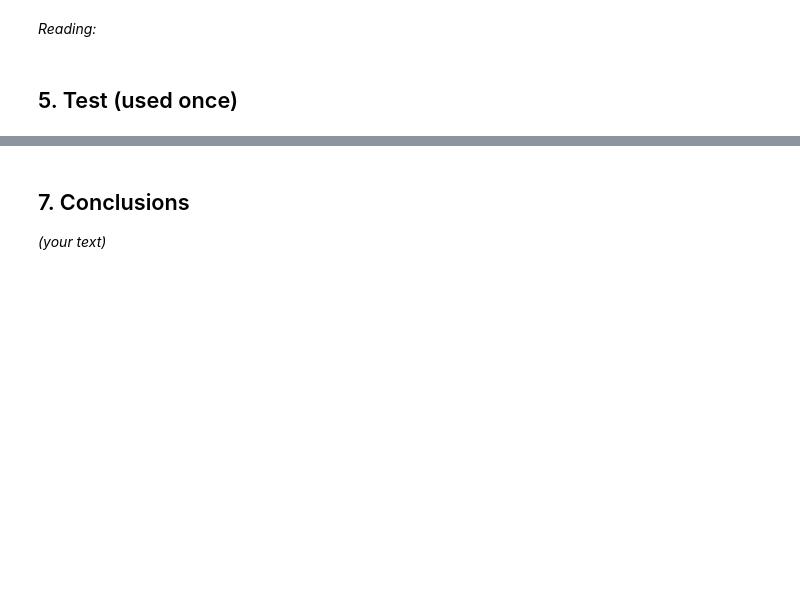
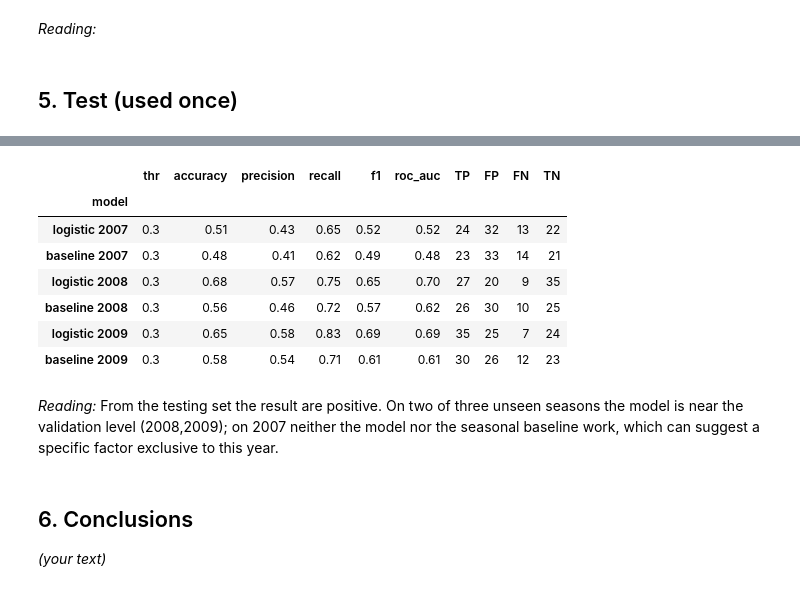
Before and after one commit to Patrick190508/whaleshark-mafia-island, a Jupyter notebook: notebooks/Model_v2_Ningaloo.ipynb, the cells around one changed output, grey strips where cells are left out. Drawn from its saved outputs; the diff is of its cells as text; code cells hidden in the pictures; blank space fills up the shorter version.

```diff
--- a/notebooks/Model_v2_Ningaloo.ipynb
+++ b/notebooks/Model_v2_Ningaloo.ipynb
@@ -426,0 +412,13 @@ Same pipeline with target v1 (at least one sighting) on a wider window (March–
+# %%
+# 5. Test on unseen seasons (2007-2009), run once with the threshold fixed on validation
+THR = 0.3
+
+p_log_te  = logit.predict_proba(Xte_s)[:, 1]
+p_base_te = baseline_prob(test)
+
+rows = [evaluate(yte, p_base_te, THR, "baseline (test)"),
+        evaluate(yte, p_log_te,  THR, "logistic (test)"),
+        evaluate(yva, p_log_va,  THR, "logistic (val, for comparison)")]
+print("test reference: always 'good' -> precision", round(yte.mean(), 2),
+      "| always 'no' -> accuracy", round(1 - yte.mean(), 2))
+metrics_table(rows)
@@ -427,3 +432,22 @@ Same pipeline with target v1 (at least one sighting) on a wider window (March–
+# %%
+# 5b. Test, season by season
+rows = []
+for yr in sorted(test["year"].unique()):
+    mask = (test["year"] == yr).values
+    rows.append(evaluate(yte[mask], p_log_te[mask], THR, f"logistic {yr}"))
+    rows.append(evaluate(yte[mask], p_base_te[mask], THR, f"baseline {yr}"))
+metrics_table(rows)
+# %% [output]
+|  | thr | accuracy | precision | recall | f1 | roc_auc | TP | FP | FN | TN |
+| model |  |  |  |  |  |  |  |  |  |  |
+| logistic 2007 | 0.3 | 0.51 | 0.43 | 0.65 | 0.52 | 0.52 | 24 | 32 | 13 | 22 |
+| baseline 2007 | 0.3 | 0.48 | 0.41 | 0.62 | 0.49 | 0.48 | 23 | 33 | 14 | 21 |
+| logistic 2008 | 0.3 | 0.68 | 0.57 | 0.75 | 0.65 | 0.70 | 27 | 20 | 9 | 35 |
+| baseline 2008 | 0.3 | 0.56 | 0.46 | 0.72 | 0.57 | 0.62 | 26 | 30 | 10 | 25 |
+| logistic 2009 | 0.3 | 0.65 | 0.58 | 0.83 | 0.69 | 0.69 | 35 | 25 | 7 | 24 |
+| baseline 2009 | 0.3 | 0.58 | 0.54 | 0.71 | 0.61 | 0.61 | 30 | 26 | 12 | 23 |
+# %% [markdown]
+*Reading:* From the testing set the result are positive. On two of three unseen seasons the model is near the validation level (2008,2009); on 2007 neither the model nor the seasonal baseline work, which can suggest a specific factor exclusive to this year.
 # %% [markdown]
-## 7. Conclusions
+## 6. Conclusions
 *(your text)*
```
Also changed, not shown: parts of 12 cells of this notebook.
